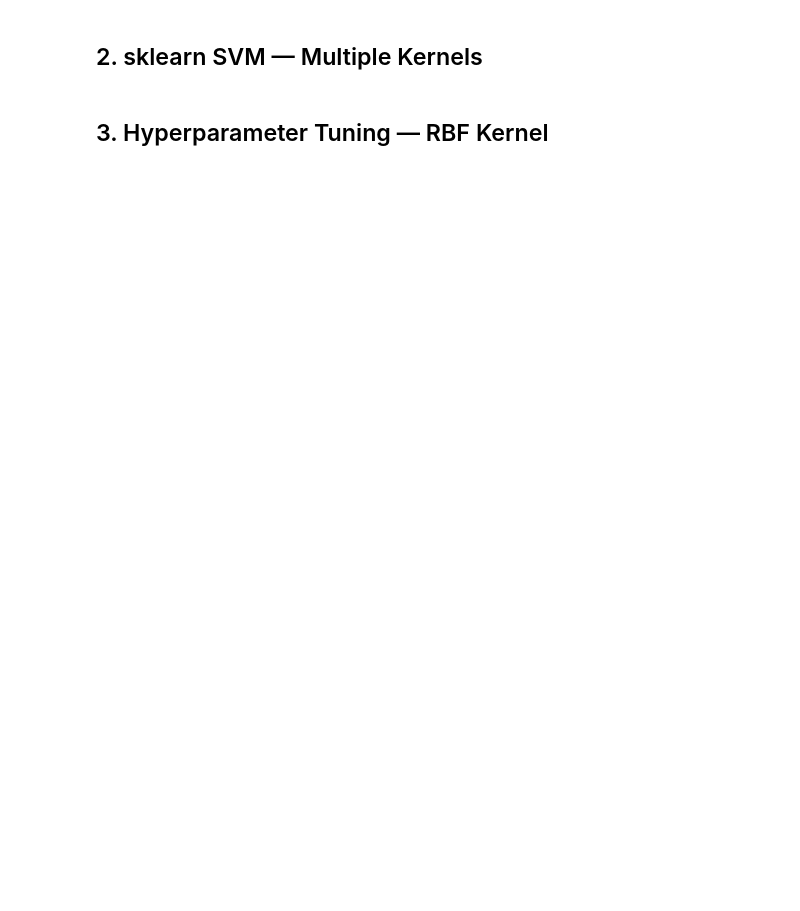
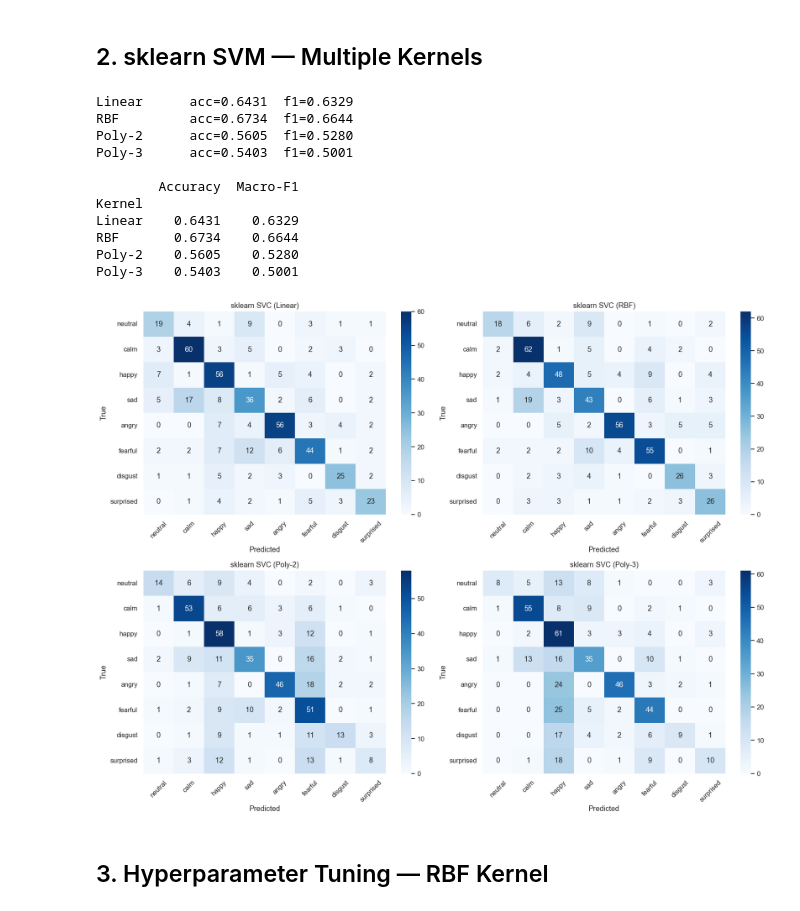
Before and after one commit to micahg1/Project_CSE432-532, a Jupyter notebook: SER_Project/notebooks/week8- svm.ipynb, the cells around one changed output. Drawn from its saved outputs; the diff is of its cells as text; code cells hidden in the pictures; blank space fills up the shorter version.

```diff
--- a/SER_Project/notebooks/week8- svm.ipynb
+++ b/SER_Project/notebooks/week8- svm.ipynb
@@ -38,2 +121,48 @@ from sklearn.metrics import RocCurveDisplay
+# %%
+kernels = {
+    'Linear':  SVC(kernel='linear',  C=1.0, decision_function_shape='ovr'),
+    'RBF':     SVC(kernel='rbf',     C=1.0, gamma='scale', decision_function_shape='ovr'),
+    'Poly-2':  SVC(kernel='poly',    C=1.0, degree=2, gamma='scale', decision_function_shape='ovr'),
+    'Poly-3':  SVC(kernel='poly',    C=1.0, degree=3, gamma='scale', decision_function_shape='ovr'),
+}
+
+sk_preds = {}
+rows = []
+
+for name, clf in kernels.items():
+    clf.fit(X_train, y_train)
+    y_pred = clf.predict(X_test)
+    sk_preds[name] = y_pred
+    rows.append({
+        'Kernel':    name,
+        'Accuracy':  round(accuracy(y_test, y_pred), 4),
+        'Macro-F1':  round(f1_score(y_test, y_pred, average='macro'), 4),
+    })
+    print(f'{name:<10}  acc={rows[-1]["Accuracy"]:.4f}  f1={rows[-1]["Macro-F1"]:.4f}')
+
+print()
+print(pd.DataFrame(rows).set_index('Kernel').to_string())
+
+# ── Confusion matrices for all four kernels ──────────────────────────────────
+fig, axes = plt.subplots(2, 2, figsize=(16, 12))
+for ax, (name, y_pred) in zip(axes.flatten(), sk_preds.items()):
+    plot_confusion(confusion_matrix(y_test, y_pred),
+                   f'sklearn SVC ({name})', ax, emotion_labels)
+plt.tight_layout()
+plt.savefig(os.path.join(OUTPUT_DIR, 'cm_sklearn_svm_kernels.png'), bbox_inches='tight')
+plt.show()
+# %% [output]
+Linear      acc=0.6431  f1=0.6329
+RBF         acc=0.6734  f1=0.6644
+Poly-2      acc=0.5605  f1=0.5280
+Poly-3      acc=0.5403  f1=0.5001
+
+        Accuracy  Macro-F1
+Kernel
+Linear    0.6431    0.6329
+RBF       0.6734    0.6644
+Poly-2    0.5605    0.5280
+Poly-3    0.5403    0.5001
+[figure, added]
 # %% [markdown]
 ## 3. Hyperparameter Tuning — RBF Kernel
```
Also changed, not shown: parts of 9 cells of this notebook, 6 other files.
